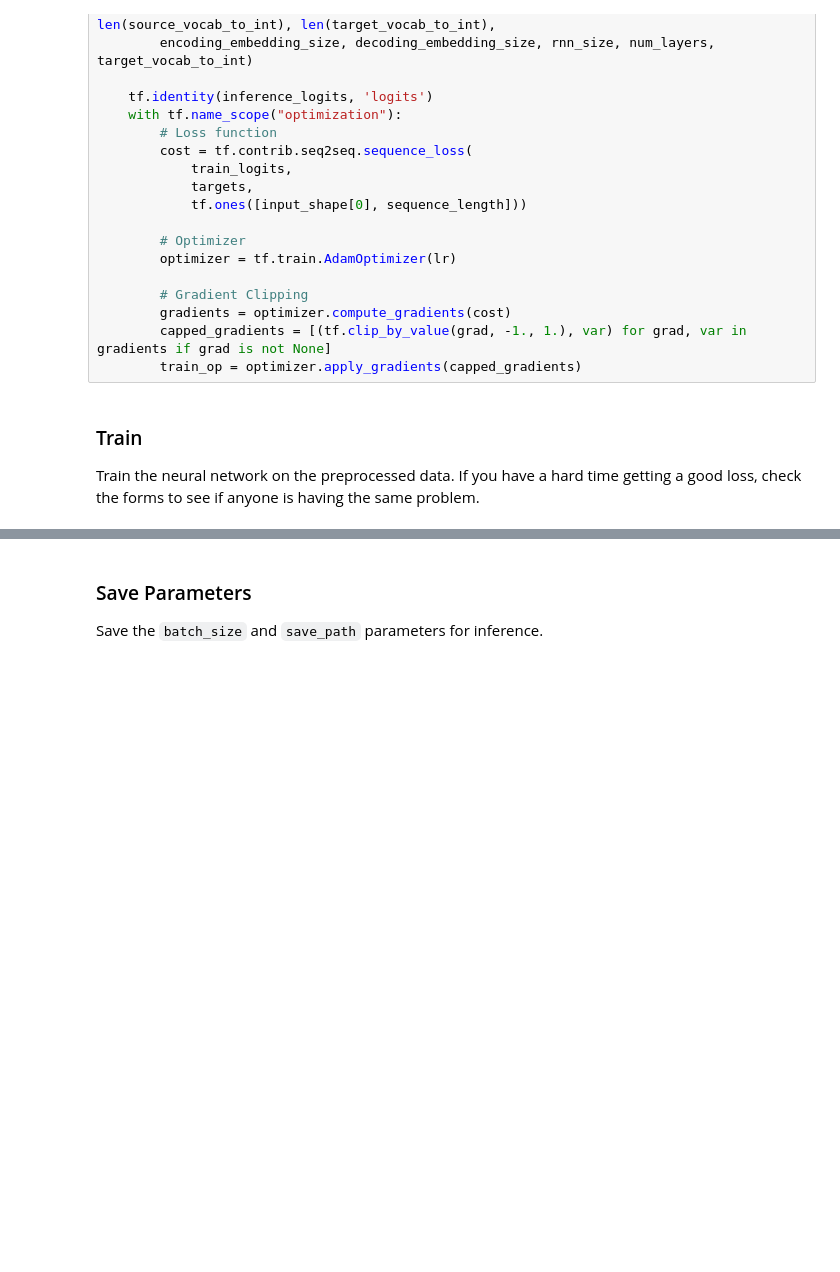
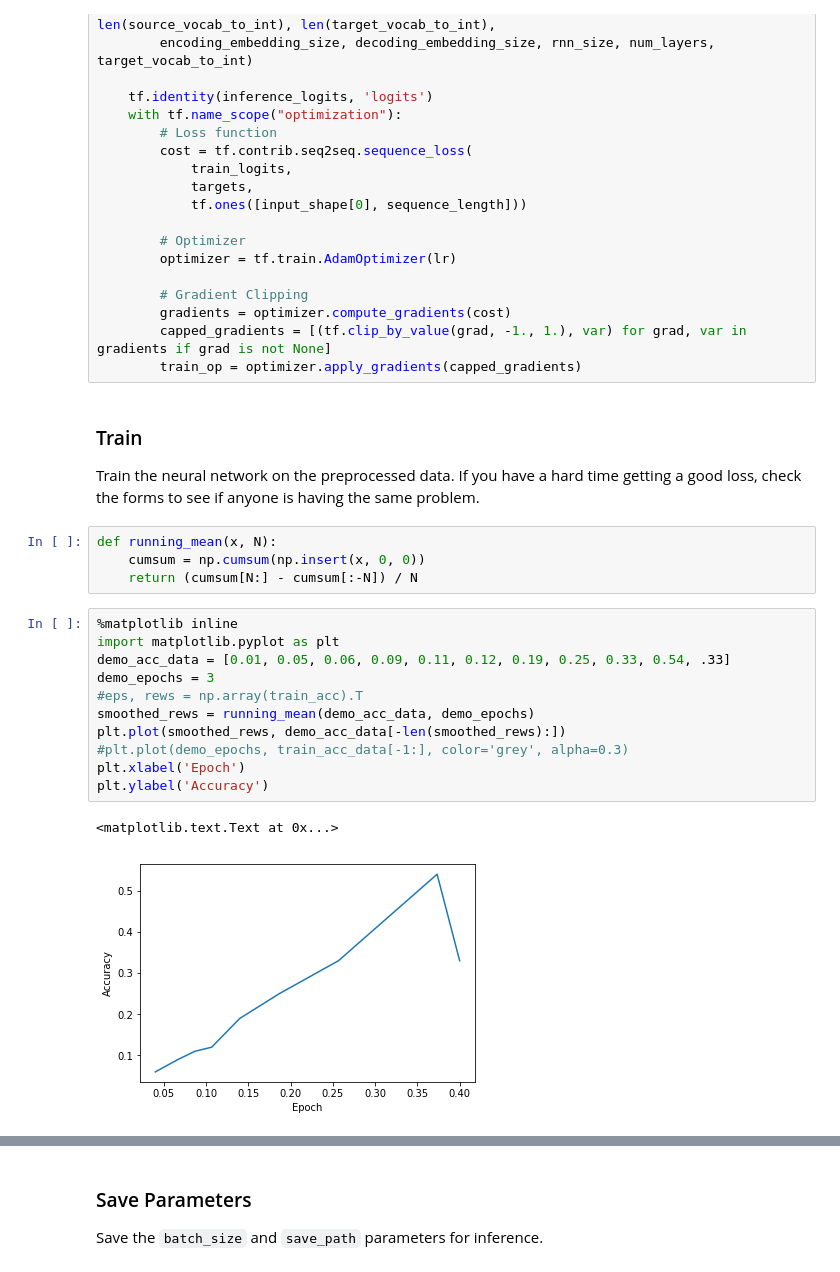
Before and after one commit to theamazingfedex/ml-project-4, a Jupyter notebook: language-translation/dlnd_language_translation.ipynb, the cells around one changed output, grey strips where cells are left out. Drawn from its saved outputs; the diff is of its cells as text; blank space fills up the shorter version.

```diff
--- a/language-translation/dlnd_language_translation.ipynb
+++ b/language-translation/dlnd_language_translation.ipynb
@@ -549,6 +550,24 @@ with train_graph.as_default():
 # %% [markdown]
 ### Train
 Train the neural network on the preprocessed data. If you have a hard time getting a good loss, check the forms to see if anyone is having the same problem.
+# %%
+def running_mean(x, N):
+    cumsum = np.cumsum(np.insert(x, 0, 0))
+    return (cumsum[N:] - cumsum[:-N]) / N
+# %%
+%matplotlib inline
+import matplotlib.pyplot as plt
+demo_acc_data = [0.01, 0.05, 0.06, 0.09, 0.11, 0.12, 0.19, 0.25, 0.33, 0.54, .33]
+demo_epochs = 3
+#eps, rews = np.array(train_acc).T
+smoothed_rews = running_mean(demo_acc_data, demo_epochs)
+plt.plot(smoothed_rews, demo_acc_data[-len(smoothed_rews):])
+#plt.plot(demo_epochs, train_acc_data[-1:], color='grey', alpha=0.3)
+plt.xlabel('Epoch')
+plt.ylabel('Accuracy')
+# %% [output]
+<matplotlib.text.Text at 0x...>
+[figure, added]
 # %%
 """
 DON'T MODIFY ANYTHING IN THIS CELL
```
Also changed, not shown: parts of 7 cells of this notebook.
